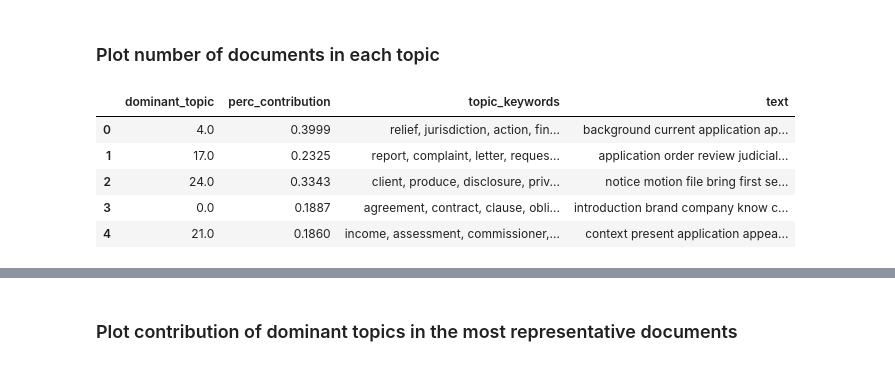
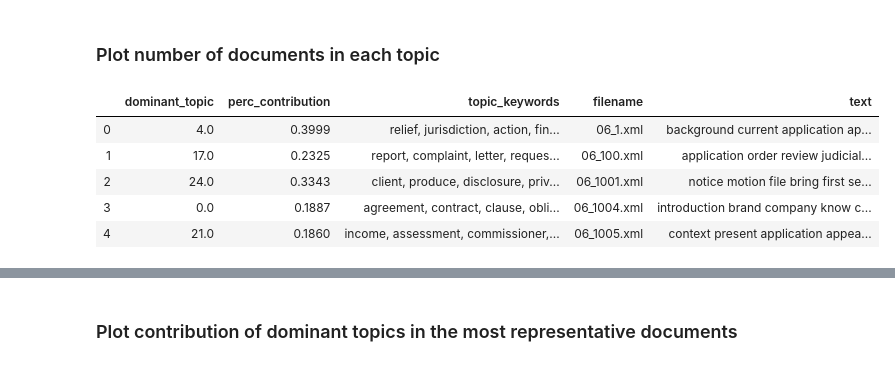
Before and after one commit to PejicM/Legal-Case-Reports-Topic-Modeling, a Jupyter notebook: topic_visualization.ipynb, the cells around one changed output, grey strips where cells are left out. Cells and saved outputs as stored; diff of their text form; code cells hidden in the pictures.

```diff
--- a/topic_visualization.ipynb
+++ b/topic_visualization.ipynb
@@ -120,13 +181,13 @@ plt.show()
 ### Plot number of documents in each topic
 # %%
 doc_topics_df = pd.read_csv('dataframes/topics_of_documents.csv')
-df.head()
+doc_topics_df.head()
 # %% [output]
-|  | dominant_topic | perc_contribution | topic_keywords | text |
-| 0 | 4.0 | 0.3999 | relief, jurisdiction, action, fin... | background current application ap... |
-| 1 | 17.0 | 0.2325 | report, complaint, letter, reques... | application order review judicial... |
-| 2 | 24.0 | 0.3343 | client, produce, disclosure, priv... | notice motion file bring first se... |
-| 3 | 0.0 | 0.1887 | agreement, contract, clause, obli... | introduction brand company know c... |
-| 4 | 21.0 | 0.1860 | income, assessment, commissioner,... | context present application appea... |
+|  | dominant_topic | perc_contribution | topic_keywords | filename | text |
+| 0 | 4.0 | 0.3999 | relief, jurisdiction, action, fin... | 06_1.xml | background current application ap... |
+| 1 | 17.0 | 0.2325 | report, complaint, letter, reques... | 06_100.xml | application order review judicial... |
+| 2 | 24.0 | 0.3343 | client, produce, disclosure, priv... | 06_1001.xml | notice motion file bring first se... |
+| 3 | 0.0 | 0.1887 | agreement, contract, clause, obli... | 06_1004.xml | introduction brand company know c... |
+| 4 | 21.0 | 0.1860 | income, assessment, commissioner,... | 06_1005.xml | context present application appea... |
 # %%
 plt.figure(figsize=(15, 10))
```
Also changed, not shown: parts of 24 cells of this notebook, 1 other file.
